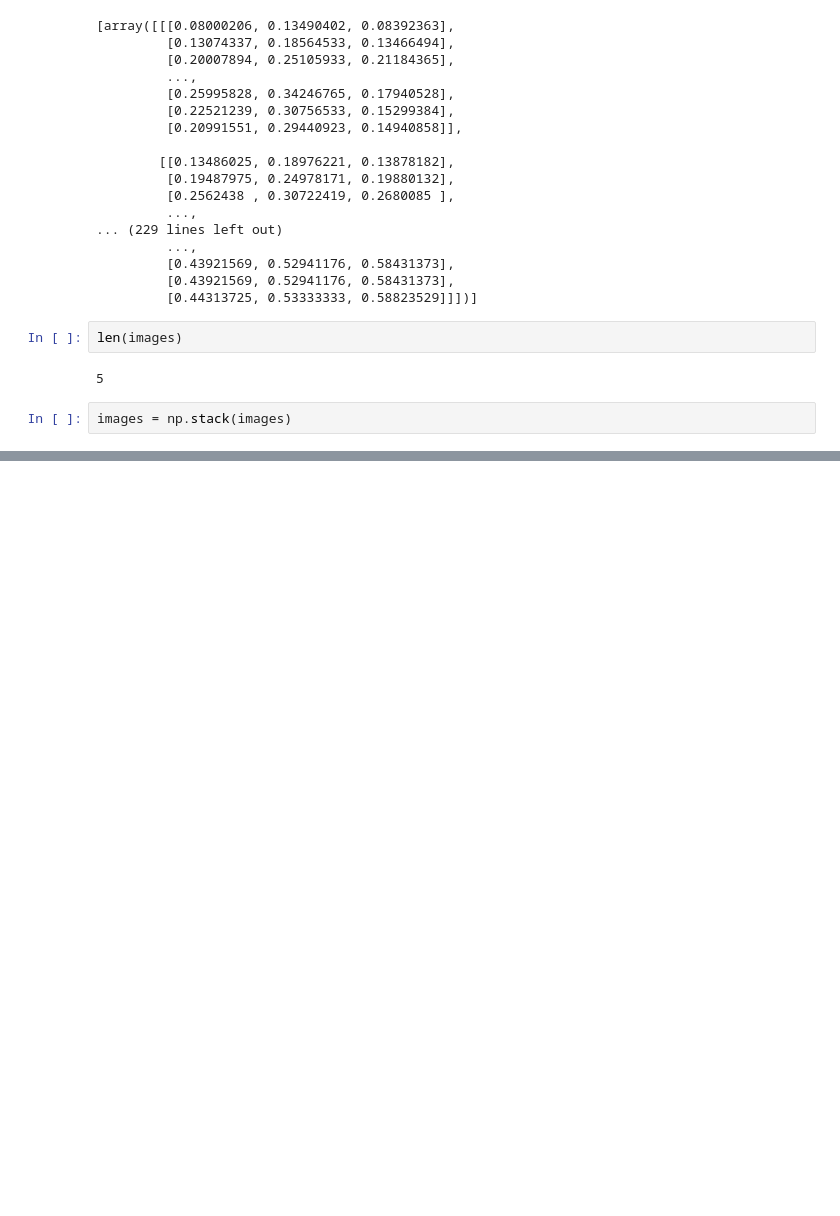
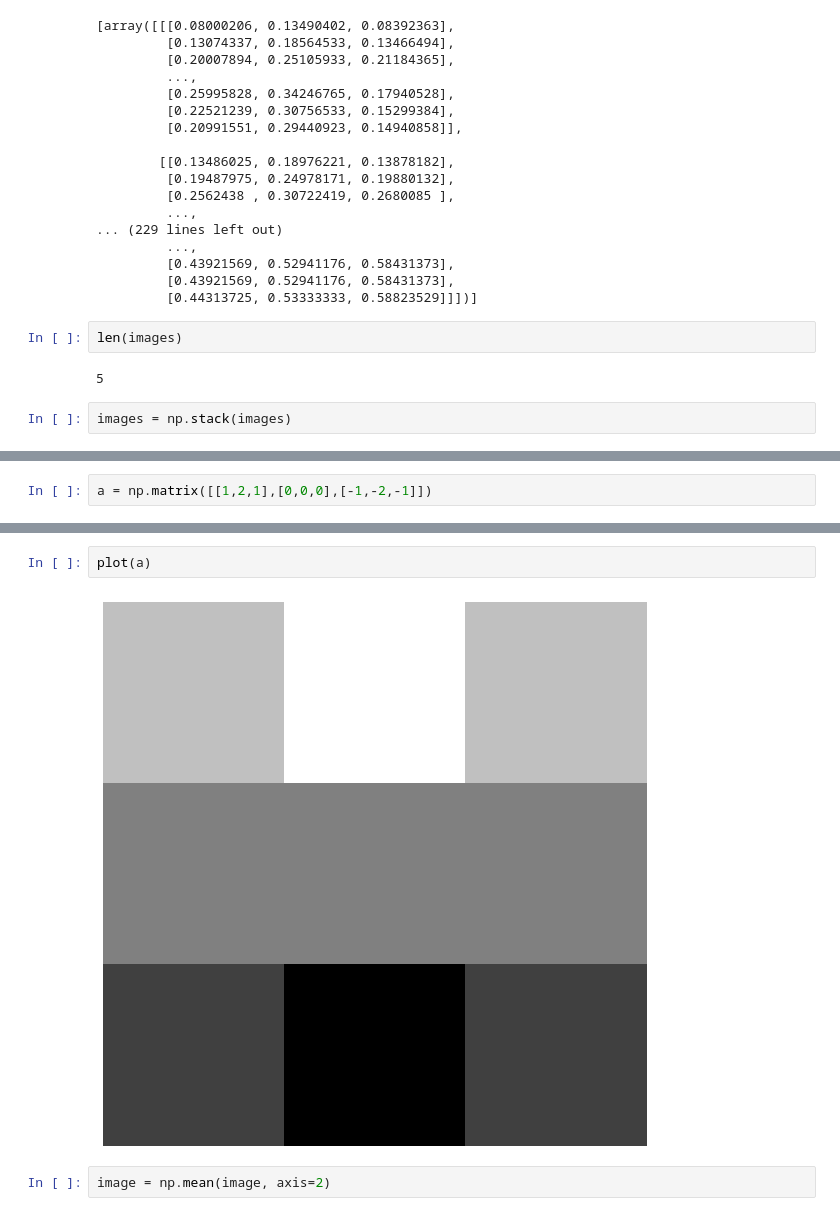
Before and after one commit to benschwarz3/Mathematics-of-Data-Science, a Jupyter notebook: Math_data_1.ipynb, the cells around one changed output, grey strips where cells are left out. Drawn from its saved outputs; the diff is of its cells as text; blank space fills up the shorter version.

```diff
--- a/Math_data_1.ipynb
+++ b/Math_data_1.ipynb
@@ -365,0 +459,2 @@ images.shape
+# %%
+a = np.matrix([[1,2,1],[0,0,0],[-1,-2,-1]])
@@ -365,0 +467,6 @@ images.shape
+# %%
+plot(a)
+# %% [output]
+[figure, added]
+# %%
+image = np.mean(image, axis=2)
```
Also changed, not shown: parts of 54 cells of this notebook.
